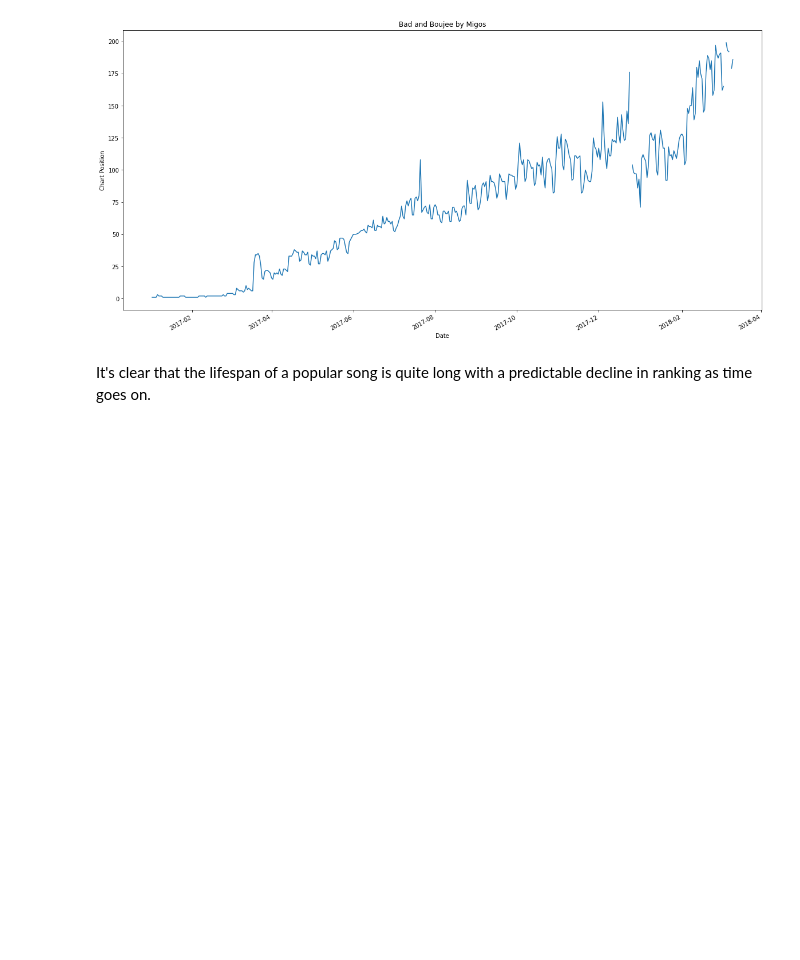
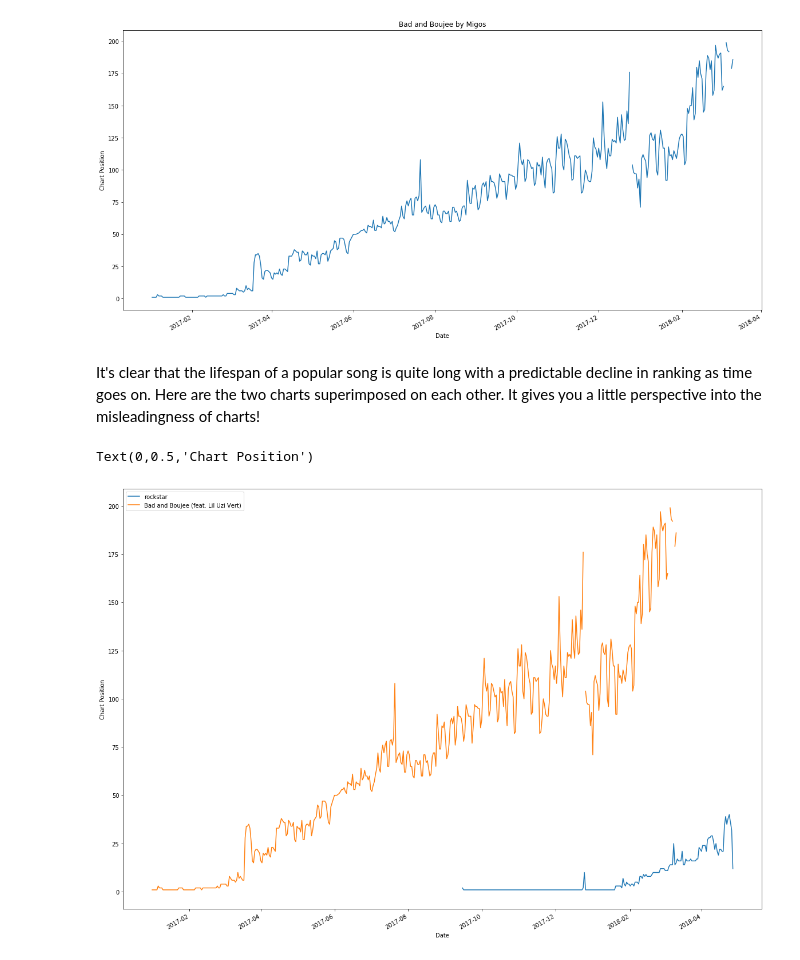
Before and after one commit to ethantanen/DataScience_FinalProject, a Jupyter notebook: Deliv_1/Deliverable One.ipynb, the cells around one changed output. Saved outputs shown, nothing was run; the diff lists cells and outputs as text; code cells hidden in the pictures; blank space fills up the shorter version.

Commit message:
more charts

```diff
--- a/Deliv_1/Deliverable One.ipynb
+++ b/Deliv_1/Deliverable One.ipynb
@@ -74,4 +73,11 @@ plot.set_ylabel("Chart Position")
 Text(0,0.5,'Chart Position')
 [figure]
 # %% [markdown]
-It's clear that the lifespan of a popular song is quite long with a predictable decline in ranking as time goes on.
+It's clear that the lifespan of a popular song is quite long with a predictable decline in ranking as time goes on. Here are the two charts superimposed on each other. It gives you a little perspective into the misleadingness of charts!
+# %%
+plot = song_tracker[["rockstar","Bad and Boujee (feat. Lil Uzi Vert)"]].astype(float).plot(figsize=(20,15))
+plot.set_xlabel("Date")
+plot.set_ylabel("Chart Position")
+# %% [output]
+Text(0,0.5,'Chart Position')
+[figure, added]
```
Also changed, not shown: parts of 4 cells of this notebook.
